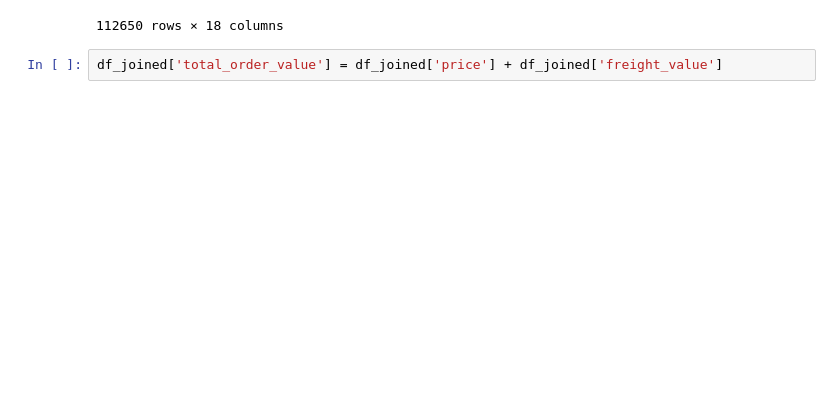
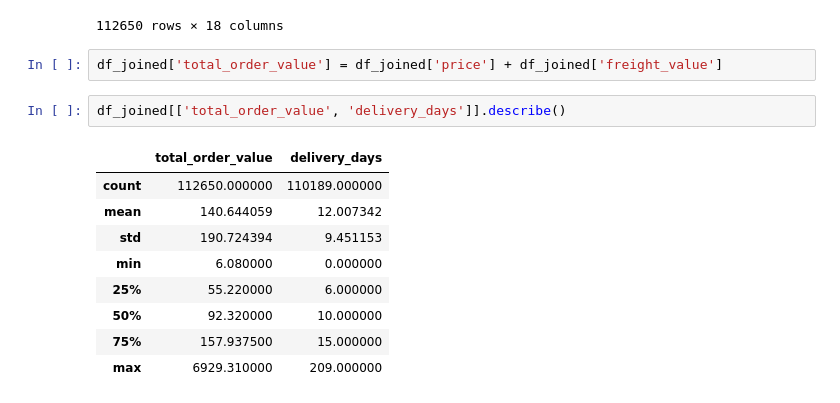
Before and after one commit to Alx00-lab/RetailIQ, a Jupyter notebook: project1_olist_sqlserver/etl01.ipynb, the cells around one changed output. Cells and saved outputs as stored; diff of their text form; blank space fills up the shorter version.

```diff
--- a/project1_olist_sqlserver/etl01.ipynb
+++ b/project1_olist_sqlserver/etl01.ipynb
@@ -321,3 +344,15 @@ display(df_joined)
 112650 rows × 18 columns
 # %%
 df_joined['total_order_value'] = df_joined['price'] + df_joined['freight_value']
+# %%
+df_joined[['total_order_value', 'delivery_days']].describe()
+# %% [output]
+|  | total_order_value | delivery_days |
+| count | 112650.000000 | 110189.000000 |
+| mean | 140.644059 | 12.007342 |
+| std | 190.724394 | 9.451153 |
+| min | 6.080000 | 0.000000 |
+| 25% | 55.220000 | 6.000000 |
+| 50% | 92.320000 | 10.000000 |
+| 75% | 157.937500 | 15.000000 |
+| max | 6929.310000 | 209.000000 |
```
Also changed, not shown: parts of 3 cells of this notebook.
